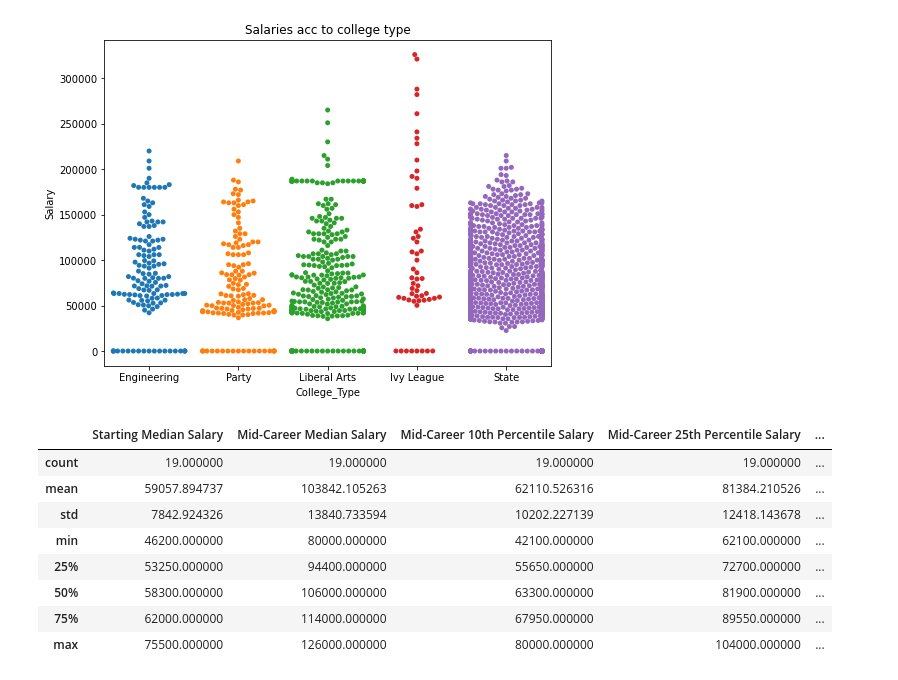
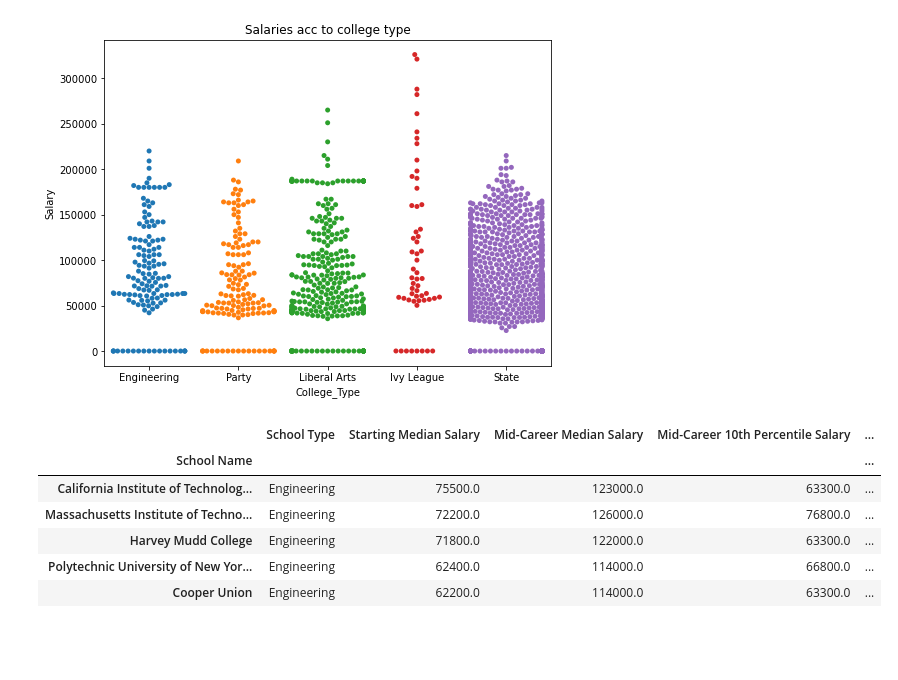
Before and after one commit to RRazvan90/group-3, a Jupyter notebook: Prer_colltype.ipynb, the cells around one changed output. Saved outputs shown, nothing was run; the diff lists cells and outputs as text; code cells hidden in the pictures; blank space fills up the shorter version.

```diff
--- a/Prer_colltype.ipynb
+++ b/Prer_colltype.ipynb
@@ -172,15 +172,12 @@ plt.show()
 # %%
 #grouping by Engineering
 df_engg = df_college.loc[df_college["School Type"] == "Engineering",:].sort_values(by ="Starting Median Salary",ascending = False)
-#info across engg colleges
-df_engg.describe()
+df_engg.set_index("School Name").head()
 # %% [output]
-|  | Starting Median Salary | Mid-Career Median Salary | Mid-Career 10th Percentile Salary | Mid-Career 25th Percentile Salary | ... |
-| count | 19.000000 | 19.000000 | 19.000000 | 19.000000 | ... |
-| mean | 59057.894737 | 103842.105263 | 62110.526316 | 81384.210526 | ... |
-| std | 7842.924326 | 13840.733594 | 10202.227139 | 12418.143678 | ... |
-| min | 46200.000000 | 80000.000000 | 42100.000000 | 62100.000000 | ... |
-| 25% | 53250.000000 | 94400.000000 | 55650.000000 | 72700.000000 | ... |
-| 50% | 58300.000000 | 106000.000000 | 63300.000000 | 81900.000000 | ... |
-| 75% | 62000.000000 | 114000.000000 | 67950.000000 | 89550.000000 | ... |
-| max | 75500.000000 | 126000.000000 | 80000.000000 | 104000.000000 | ... |
+|  | School Type | Starting Median Salary | Mid-Career Median Salary | Mid-Career 10th Percentile Salary | ... |
+| School Name |  |  |  |  | ... |
+| California Institute of Technolog... | Engineering | 75500.0 | 123000.0 | 63300.0 | ... |
+| Massachusetts Institute of Techno... | Engineering | 72200.0 | 126000.0 | 76800.0 | ... |
+| Harvey Mudd College | Engineering | 71800.0 | 122000.0 | 63300.0 | ... |
+| Polytechnic University of New Yor... | Engineering | 62400.0 | 114000.0 | 66800.0 | ... |
+| Cooper Union | Engineering | 62200.0 | 114000.0 | 63300.0 | ... |
```
Also changed, not shown: parts of 4 cells of this notebook, 1 other file.
